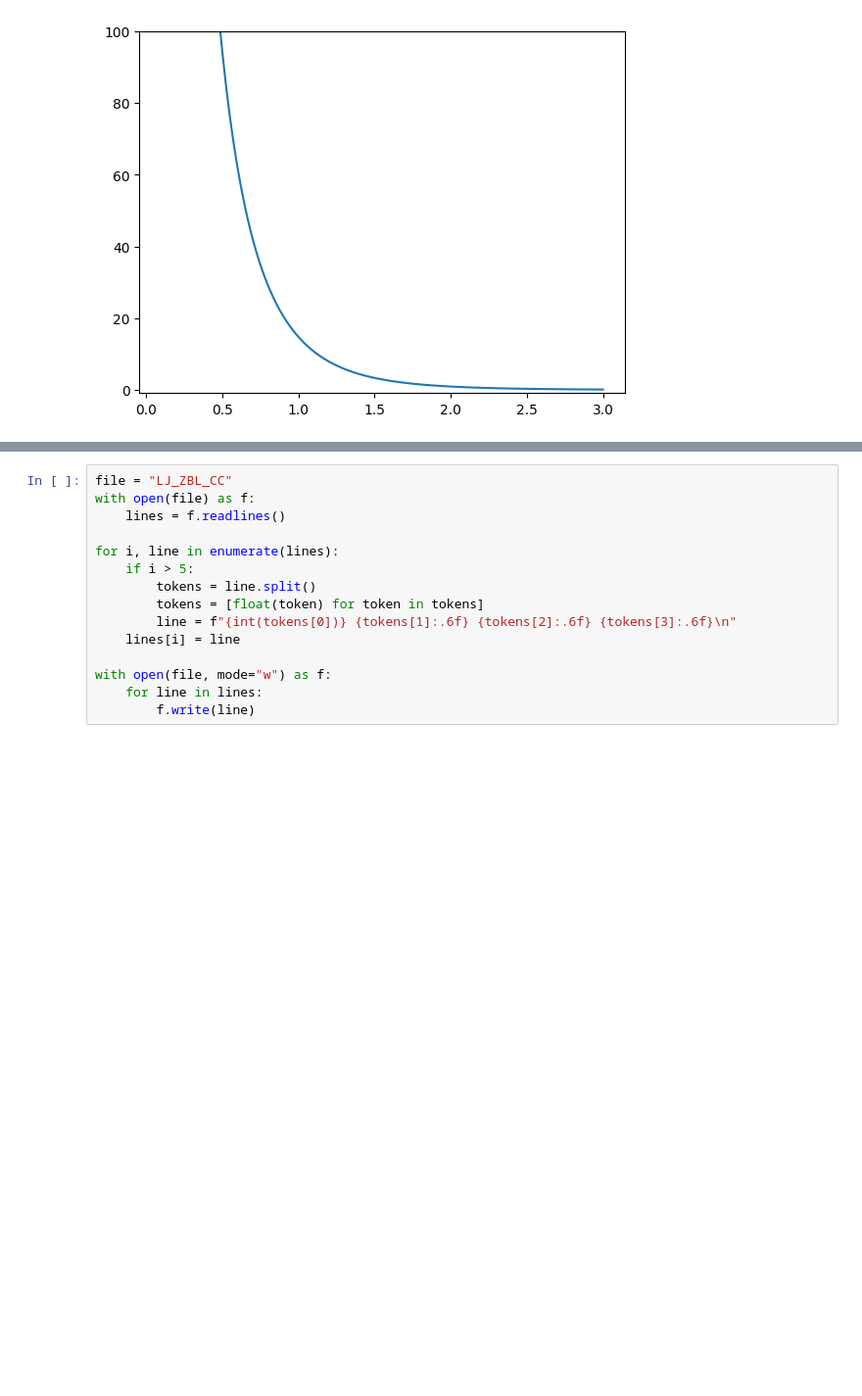
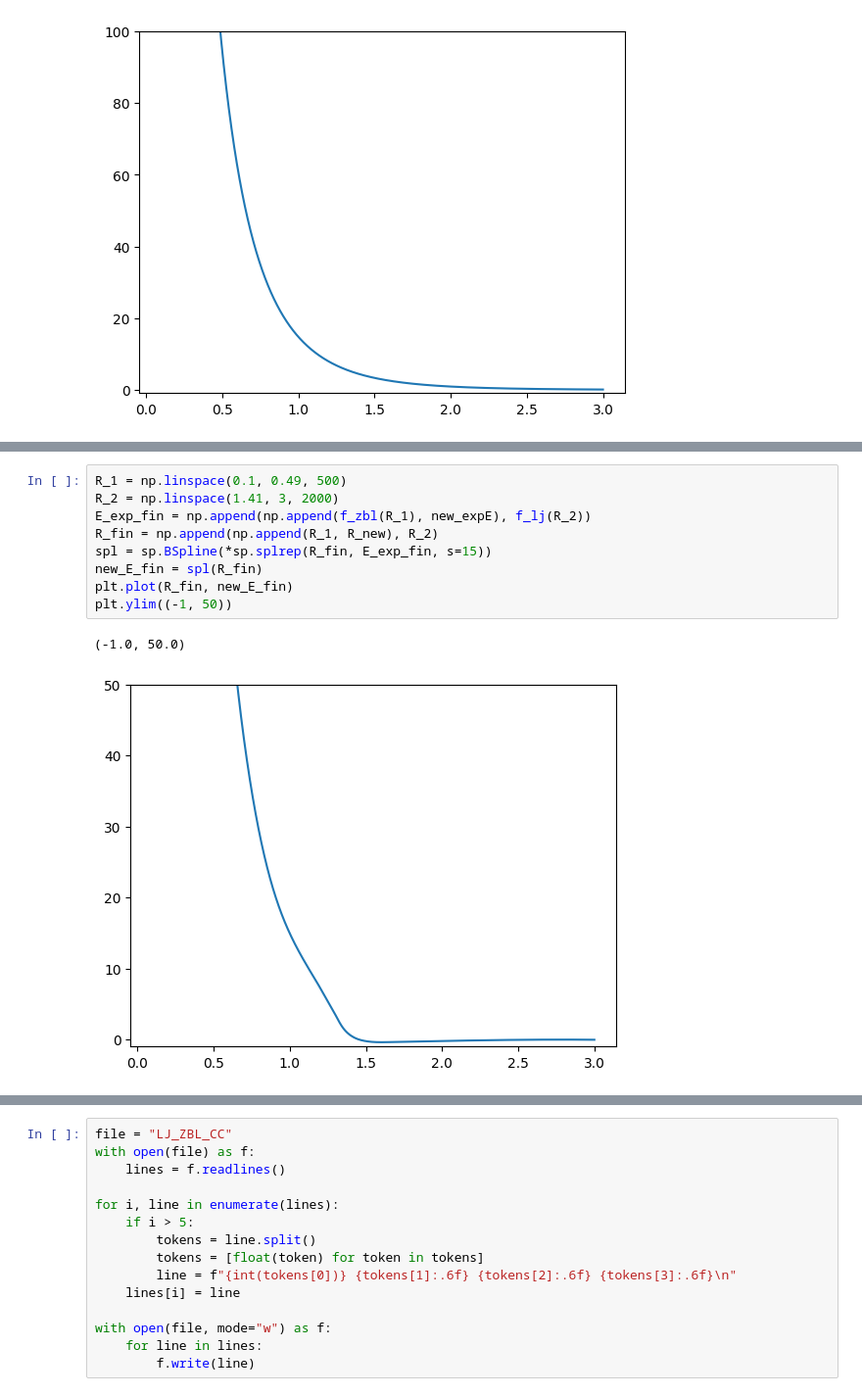
Before and after one commit to denisstrizhkin/C60-Si-fall-sim, a Jupyter notebook: potentials/lj_zbl.ipynb, the cells around one changed output, grey strips where cells are left out. Shown at 98% size. Drawn from its saved outputs; the diff is of its cells as text; blank space fills up the shorter version.

```diff
--- a/potentials/lj_zbl.ipynb
+++ b/potentials/lj_zbl.ipynb
@@ -131,0 +164,12 @@ np.savetxt("E_ljzbl.txt", np.c_[N, R, E_sp, F_sp])
+# %%
+R_1 = np.linspace(0.1, 0.49, 500)
+R_2 = np.linspace(1.41, 3, 2000)
+E_exp_fin = np.append(np.append(f_zbl(R_1), new_expE), f_lj(R_2))
+R_fin = np.append(np.append(R_1, R_new), R_2)
+spl = sp.BSpline(*sp.splrep(R_fin, E_exp_fin, s=15))
+new_E_fin = spl(R_fin)
+plt.plot(R_fin, new_E_fin)
+plt.ylim((-1, 50))
+# %% [output]
+(-1.0, 50.0)
+[figure, added]
```
Also changed, not shown: parts of 9 cells of this notebook, 2 other files.
